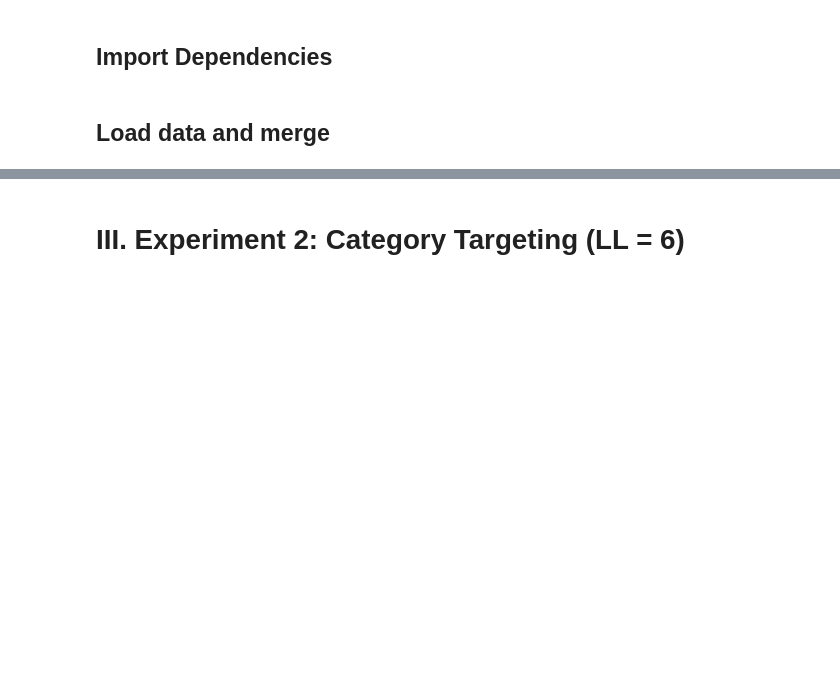
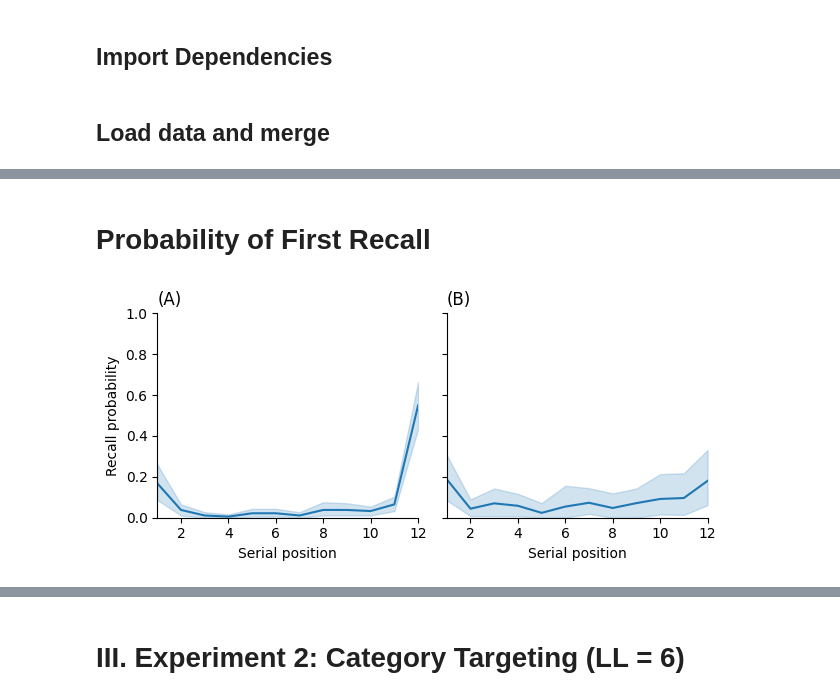
Before and after one commit to vucml/online_experiments, a Jupyter notebook: experiments/category_targeting/category_targeting_tech_report.ipynb, the cells around one changed output, grey strips where cells are left out. Drawn from its saved outputs; the diff is of its cells as text; code cells hidden in the pictures; blank space fills up the shorter version.

```diff
--- a/experiments/category_targeting/category_targeting_tech_report.ipynb
+++ b/experiments/category_targeting/category_targeting_tech_report.ipynb
@@ -307,0 +120,26 @@ The next experiment aims to buffer the strength of primacy and recency effects b
+# %% [markdown]
+# Probability of First Recall
+# %%
+pnr_control = fr.pnr(data.query('condition == 0'))
+pnr_attempt = fr.pnr(data.query('condition == 1'))
+
+pnr = pd.concat([
+    pnr_control.assign(condition='Free Recall'),
+    pnr_attempt.assign(condition='Category Target Failure')
+])
+
+pfr = pnr.query('output <= 1')
+
+g = fr.plot_spc(pfr, col='condition', col_wrap=5)
+
+for i, ax in enumerate(g.axes.flat):
+    ax.set_title(f'({string.ascii_uppercase[i]})', loc='left', fontsize=12)
+
+    ax.set_xlim(1, 12)
+
+g.set_titles("")
+
+plt.tight_layout()
+plt.show()
+# %% [output]
+[figure, added]
```
Also changed, not shown: parts of 122 cells of this notebook.
